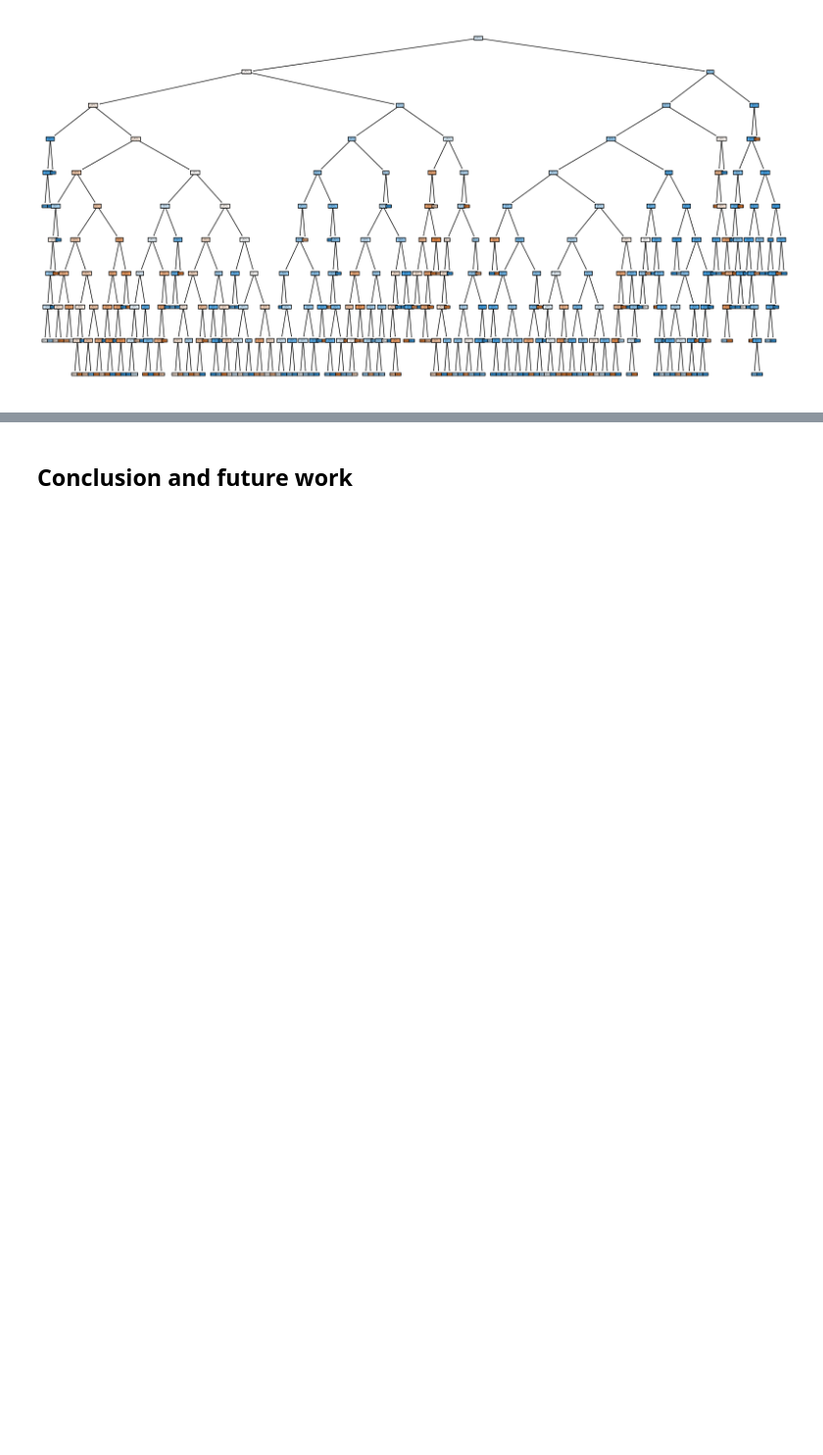
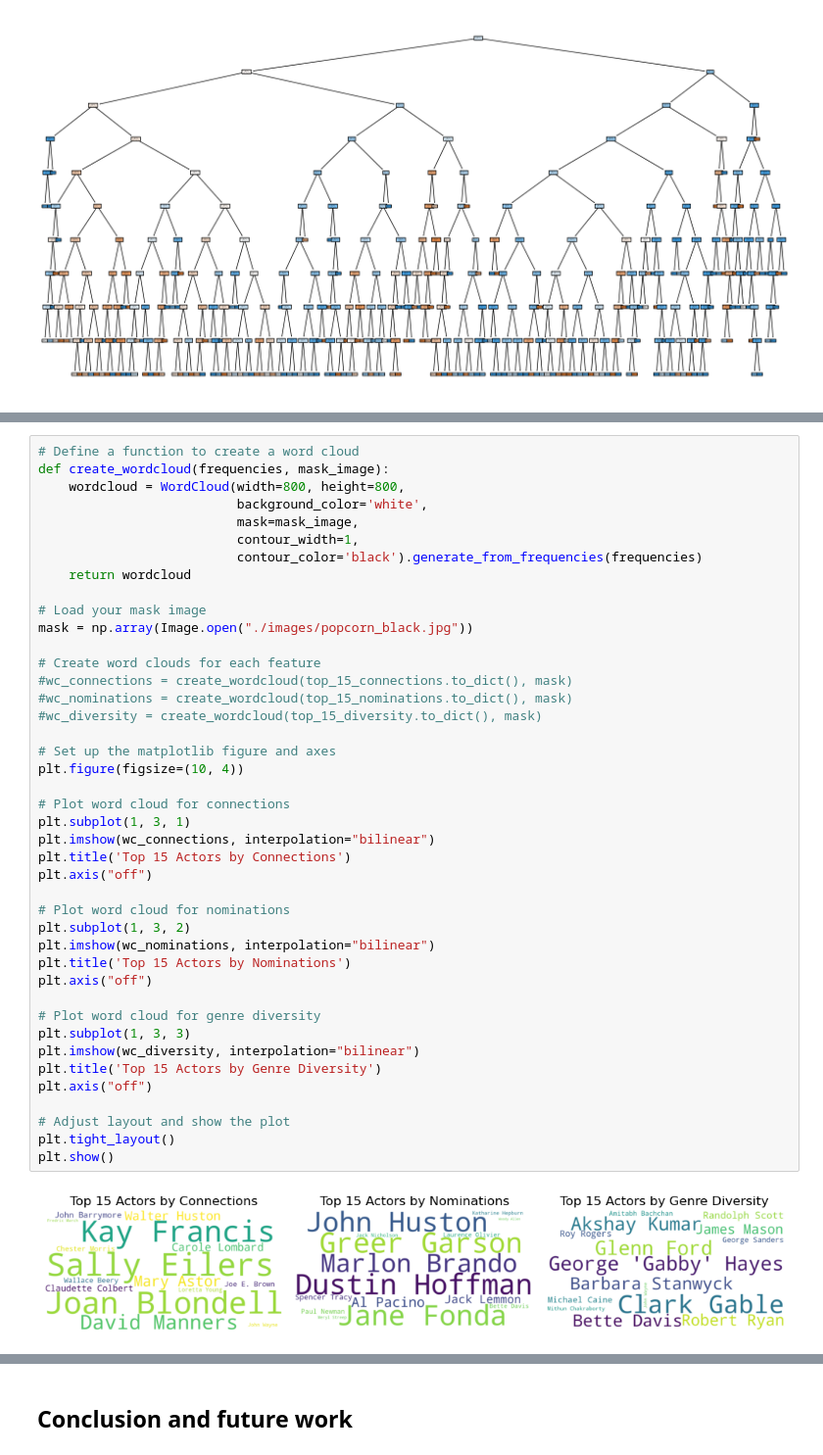
Before and after one commit to epfl-ada/ada-2023-project-dromadaire, a Jupyter notebook: P3_final.ipynb, the cells around one changed output, grey strips where cells are left out. Shown at 98% size. Saved outputs shown, nothing was run; the diff lists cells and outputs as text; blank space fills up the shorter version.

Commit message:
word cloud final

```diff
--- a/P3_final.ipynb
+++ b/P3_final.ipynb
@@ -1259,0 +1296,44 @@ plt.show()
+# %%
+# Define a function to create a word cloud
+def create_wordcloud(frequencies, mask_image):
+    wordcloud = WordCloud(width=800, height=800,
+                          background_color='white',
+                          mask=mask_image,
+                          contour_width=1,
+                          contour_color='black').generate_from_frequencies(frequencies)
+    return wordcloud
+
+# Load your mask image
+mask = np.array(Image.open("./images/popcorn_black.jpg"))
+
+# Create word clouds for each feature
+#wc_connections = create_wordcloud(top_15_connections.to_dict(), mask)
+#wc_nominations = create_wordcloud(top_15_nominations.to_dict(), mask)
+#wc_diversity = create_wordcloud(top_15_diversity.to_dict(), mask)
+
+# Set up the matplotlib figure and axes
+plt.figure(figsize=(10, 4))
+
+# Plot word cloud for connections
+plt.subplot(1, 3, 1)
+plt.imshow(wc_connections, interpolation="bilinear")
+plt.title('Top 15 Actors by Connections')
+plt.axis("off")
+
+# Plot word cloud for nominations
+plt.subplot(1, 3, 2)
+plt.imshow(wc_nominations, interpolation="bilinear")
+plt.title('Top 15 Actors by Nominations')
+plt.axis("off")
+
+# Plot word cloud for genre diversity
+plt.subplot(1, 3, 3)
+plt.imshow(wc_diversity, interpolation="bilinear")
+plt.title('Top 15 Actors by Genre Diversity')
+plt.axis("off")
+
+# Adjust layout and show the plot
+plt.tight_layout()
+plt.show()
+# %% [output]
+[figure, added]
```
Also changed, not shown: parts of 9 cells of this notebook.
